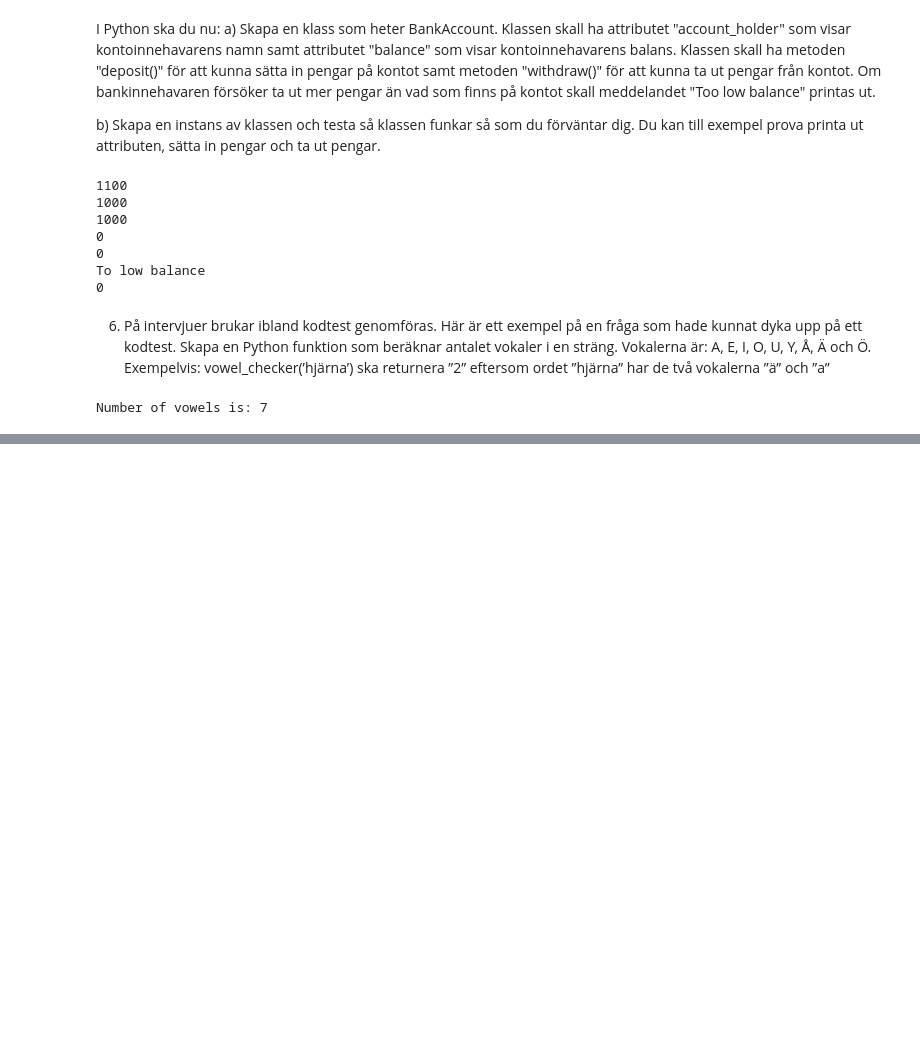
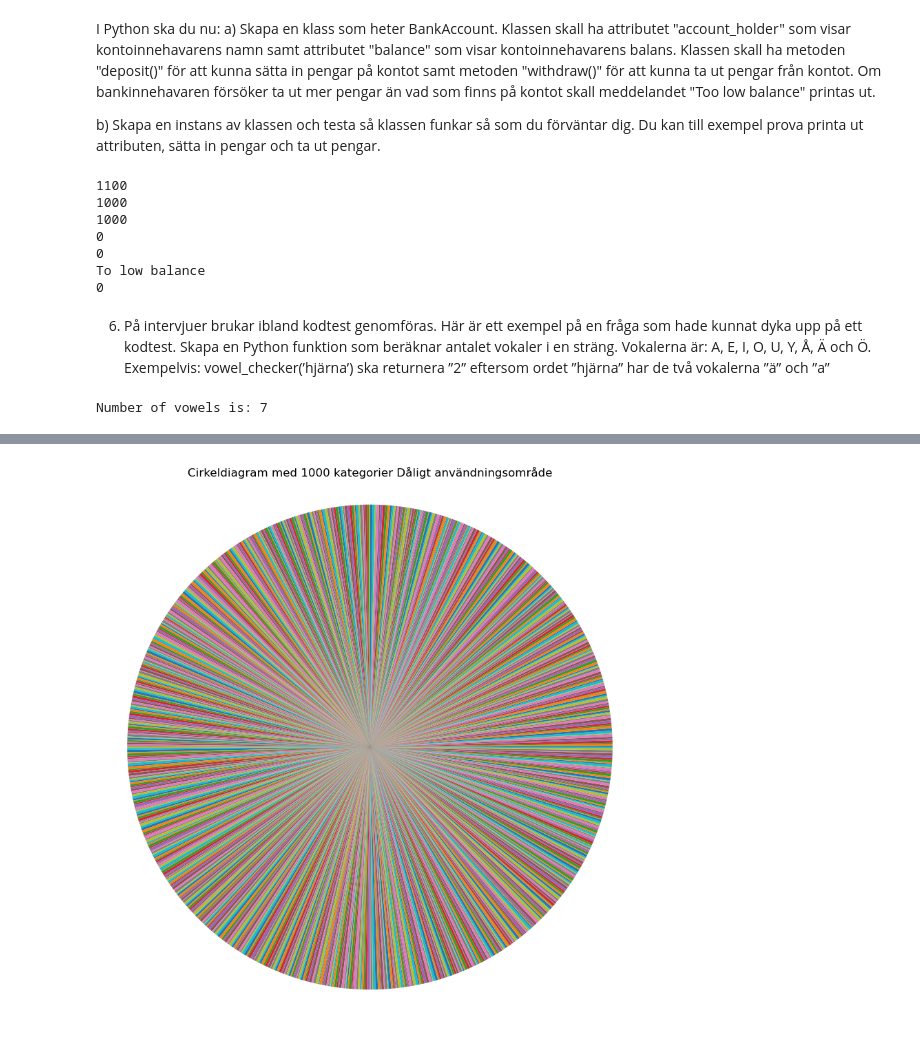
Before and after one commit to edvinrunhellen/knowledge_control_python, a Jupyter notebook: del1.ipynb, the cells around one changed output, grey strips where cells are left out. Drawn from its saved outputs; the diff is of its cells as text; code cells hidden in the pictures; blank space fills up the shorter version.

```diff
--- a/del1.ipynb
+++ b/del1.ipynb
@@ -112,0 +212,14 @@ common_elements([4, ’apple’, 10, ’hi’, 3], ([23 ’apple’, 5, 9, 3]) s
+# %%
+num_categories = 1000
+labels = [f"Kategori {i+1}" for i in range(num_categories)]
+values = np.random.randint(1, 5, size=num_categories)
+
+df = pd.DataFrame({"Kategori": labels, "Värde": values})
+
+plt.figure(figsize=(10, 10))
+plt.pie(df["Värde"], labels=None)
+plt.title("Cirkeldiagram med 1000 kategorier Dåligt användningsområde")
+plt.axis('equal')
+plt.show()
+# %% [output]
+[figure, added]
```
Also changed, not shown: parts of 18 cells of this notebook.
